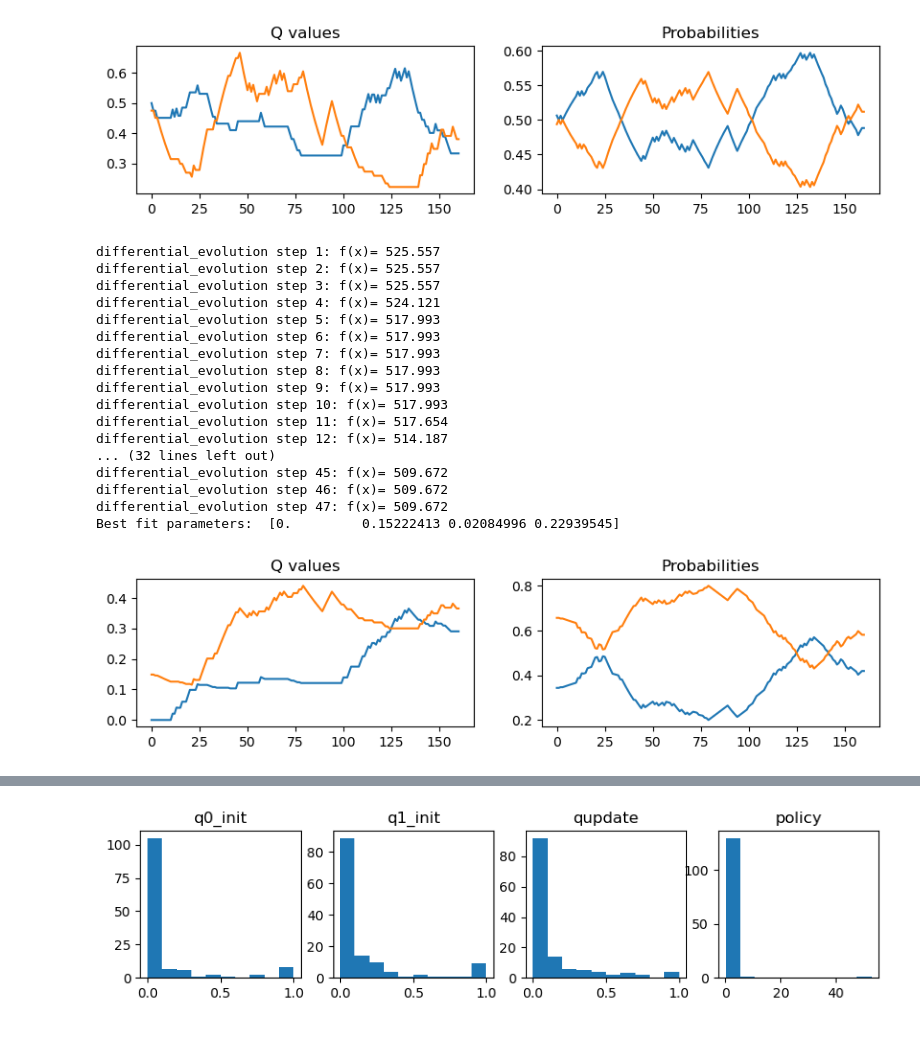
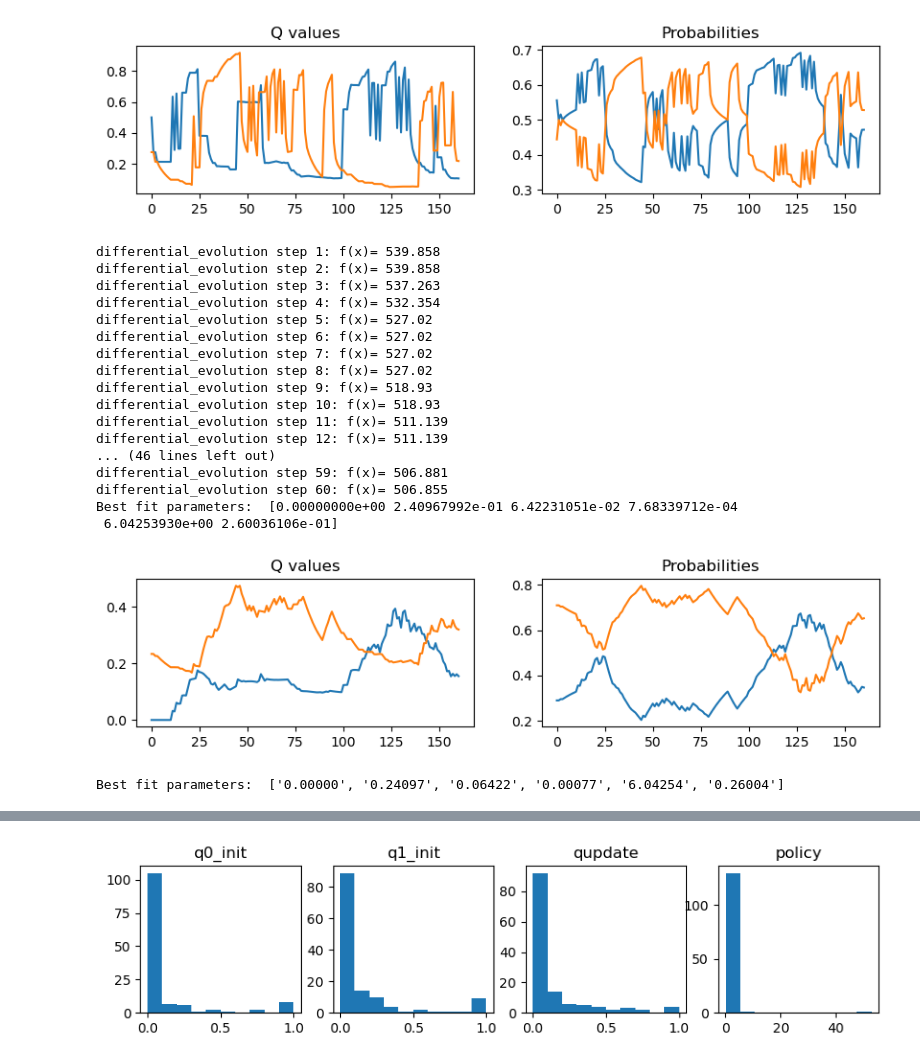
Before and after one commit to neurorishika/pyGORL, a Jupyter notebook: q_learning_global.ipynb, the cells around one changed output, grey strips where cells are left out. Cells and saved outputs as stored; diff of their text form; code cells hidden in the pictures.

```diff
--- a/q_learning_global.ipynb
+++ b/q_learning_global.ipynb
@@ -81,54 +329,57 @@ class QLearning():
 # %%
 # initialize the class
-qlearn = QLearning()
+qlearn = HetQLearning()
 
 # define a guess for the parameters
-params_init = [0.5, 0.5, 0.05, 1.]
+params_init = [0.5, 0.5, 0.1, 0.8, 15, 1.]
+params_bounds = [(0,1), (0,1), (0,1), (0,1), (5,30), (0.01,100)]
 qs = qlearn.q_learning(choices_full[0], rewards_full[0], params_init)
 ps = qlearn.prob_choice(choices_full[0], rewards_full[0], params_init)
 
 fig,ax = plt.subplots(1,2, figsize=(10,2))
 ax[0].plot(qs)
 ax[0].set_title('Q values')
 ax[1].plot(ps)
 ax[1].set_title('Probabilities')
 plt.show()
 
 # fit the model to the data
-res = qlearn.fit(
+res = qlearn.fit_all(
     choices_full[:5], rewards_full[:5], params_init, lambda_reg=0,
-    bounds=[(0,1), (0,1), (0,1),(0.1,100)],
+    bounds=params_bounds,
     maxiter=1000, popsize=100, tol=1e-3, disp=True)
-
-print("Best fit parameters: ", res.x)
 
 # plot the results
 qs = qlearn.q_learning(choices_full[0], rewards_full[0], res.x)
 ps = qlearn.prob_choice(choices_full[0], rewards_full[0], res.x)
 
 fig,ax = plt.subplots(1,2, figsize=(10,2))
 ax[0].plot(qs)
 ax[0].set_title('Q values')
 ax[1].plot(ps)
 ax[1].set_title('Probabilities')
 plt.show()
 # %% [output]
-[figure, old version]
+[figure, new version]
-differential_evolution step 1: f(x)= 525.557
-differential_evolution step 2: f(x)= 525.557
-differential_evolution step 3: f(x)= 525.557
-differential_evolution step 4: f(x)= 524.121
-differential_evolution step 5: f(x)= 517.993
-differential_evolution step 6: f(x)= 517.993
-differential_evolution step 7: f(x)= 517.993
-differential_evolution step 8: f(x)= 517.993
-differential_evolution step 9: f(x)= 517.993
-differential_evolution step 10: f(x)= 517.993
-differential_evolution step 11: f(x)= 517.654
-differential_evolution step 12: f(x)= 514.187
-... (32 lines left out)
-differential_evolution step 45: f(x)= 509.672
-differential_evolution step 46: f(x)= 509.672
-differential_evolution step 47: f(x)= 509.672
-Best fit parameters:  [0.         0.15222413 0.02084996 0.22939545]
+differential_evolution step 1: f(x)= 539.858
+differential_evolution step 2: f(x)= 539.858
+differential_evolution step 3: f(x)= 537.263
+differential_evolution step 4: f(x)= 532.354
+differential_evolution step 5: f(x)= 527.02
+differential_evolution step 6: f(x)= 527.02
+differential_evolution step 7: f(x)= 527.02
+differential_evolution step 8: f(x)= 527.02
+differential_evolution step 9: f(x)= 518.93
+differential_evolution step 10: f(x)= 518.93
+differential_evolution step 11: f(x)= 511.139
+differential_evolution step 12: f(x)= 511.139
+... (46 lines left out)
+differential_evolution step 59: f(x)= 506.881
+differential_evolution step 60: f(x)= 506.855
+Best fit parameters:  [0.00000000e+00 2.40967992e-01 6.42231051e-02 7.68339712e-04
+ 6.04253930e+00 2.60036106e-01]
-[figure, old version]
+[figure, new version]
+# %%
+print("Best fit parameters: ", [f"{x:0.5f}" for x in res.x])
+# %% [output]
+Best fit parameters:  ['0.00000', '0.24097', '0.06422', '0.00077', '6.04254', '0.26004']
```
Also changed, not shown: parts of 20 cells of this notebook, 5 other files.
